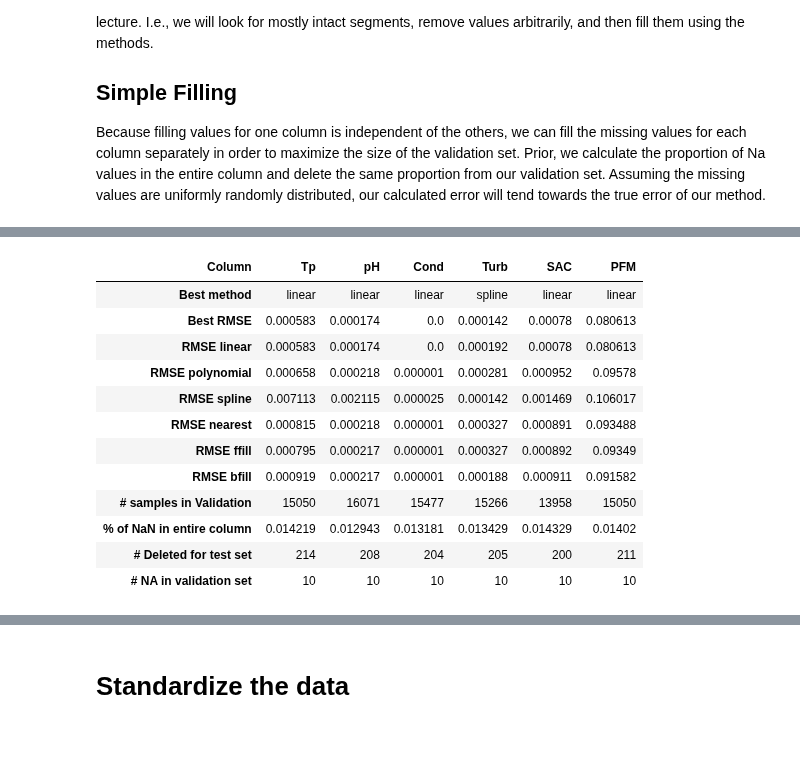
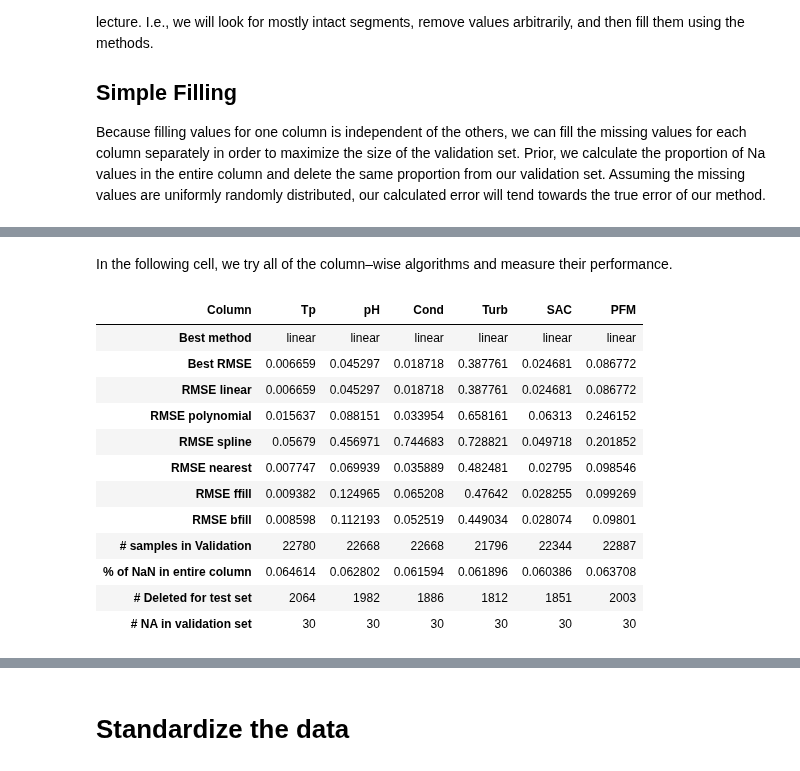
Before and after one commit to llamadeus/ai-industry, a Jupyter notebook: notebooks/explore.ipynb, the cells around one changed output, grey strips where cells are left out. Cells and saved outputs as stored; diff of their text form; code cells hidden in the pictures; blank space fills up the shorter version.

```diff
--- a/notebooks/explore.ipynb
+++ b/notebooks/explore.ipynb
@@ -185,0 +223,5 @@ for column in raw_data.drop(columns="Event").columns:
+# %%
+anomaly_distribution_std = series[:, 1].std()
+anomaly_distribution_mean = series[:, 1].mean()
+anomaly_distribution_overall_percentage = series[:, 1].sum() / len(anomaly_mask)
+print(f"Mean: {anomaly_distribution_mean}, std: {anomaly_distribution_std}, overall percentage of anomalies: {anomaly_distribution_overall_percentage}")
@@ -186,3 +234,6 @@ for column in raw_data.drop(columns="Event").columns:
+# %%
+no_anomaly_data_not_std = util.remove_anomalies(raw_data)
+no_anomaly_data = (no_anomaly_data_not_std - no_anomaly_data_not_std.mean()) / no_anomaly_data_not_std.std()
 # %% [markdown]
 # Filling missing values
 We want to try and evaluate all methods separately. We will evaluate it using the RMSE analogously to the lecture.
@@ -192,3 +244,10 @@ Because filling values for one column is independent of the others, we can fill
 Prior, we calculate the proportion of Na values in the entire column and delete the same
 proportion from our validation set.
 Assuming the missing values are uniformly randomly distributed, our calculated error will tend towards the true error of our method.
+# %%
+permitted_missing_values = 30
+bounds = {column: util.find_best_segment_in_series(no_anomaly_data[column], permitted_missing_values) for column in no_anomaly_data}
+all_columns_bounds = util.find_best_segment_in_series(no_anomaly_data, permitted_missing_values * len(no_anomaly_data.columns))
+print("Bounds when counting across all columns:", all_columns_bounds)
+print("Bounds per column: ")
+bounds
@@ -195,26 +263,23 @@ Assuming the missing values are uniformly randomly distributed, our calculated e
+# %% [markdown]
+In the following cell, we try all of the column–wise algorithms and measure their performance.
 # %%
+importlib.reload(util)
 # Initialize a list to collect statistics for each column
 stats_list = []
-permitted_missing_values = 10
 filled_data = pd.DataFrame(index=raw_data.index)
-for column in raw_data.columns:
-    if column == "Event":
-        filled_data[column] = raw_data[column]
-        continue
+for column in no_anomaly_data.columns:
+    # We multiply by 40 because otherwise, we would have very few
+    na_proportion = raw_data[column].isna().sum() / len(raw_data[column]) * 40
+    logging.debug(f"Column: {column}, NA proportion: {na_proportion}")
+
     # Find the best segment
-    segment_bounds = util.find_best_segment_in_series(raw_data[column], permitted_missing_values)
-    segment = raw_data[column].iloc[segment_bounds[0]:segment_bounds[1]]
-    nan_mask = segment.isnull()
+    segment_bounds = bounds[column]
+    segment = no_anomaly_data[column].iloc[segment_bounds[0]:segment_bounds[1]]
+    segment_mv = util.simulate_missing_values(segment, na_proportion, anomaly_distribution_mean, anomaly_distribution_std, anomaly_distribution_overall_percentage)
 
-    # Calculate statistics
-    na_proportion = raw_data[column].isna().sum() / len(segment)
     drop_count = round(len(segment) * na_proportion)
-
-    # Introduce missing values at random positions
-    np.random.seed(42)  # Seed for reproducibility
-    mv_idx = np.random.choice(np.arange(len(segment)), size=drop_count, replace=False)
-    segment_mv = segment.copy()
-    segment_mv.iloc[mv_idx] = np.nan
+    original_nans = segment.isnull()
+    added_nans = segment_mv.isnull() & ~original_nans
 
     # Define interpolation methods
     args = [
@@ -233,7 +298,7 @@ for column in raw_data.columns:
     def calc_rmse(name, fill_function):
         global min_rmse, min_fill_function, min_name
         filled = fill_function(segment_mv)
-        rmse = np.sqrt(mean_squared_error(segment[~nan_mask], filled[~nan_mask]))
+        rmse = np.sqrt(mean_squared_error(segment[added_nans], filled[added_nans]))
         # Store RMSE for this method in the stats dictionary
         rmse_methods[f'RMSE {name}'] = rmse
         if rmse < min_rmse:
@@ -245,44 +310,44 @@ for column in raw_data.columns:
         # Capture 'a' in the lambda to avoid late binding
         calc_rmse(method_name, lambda arr, a=a: arr.interpolate(**a))
     calc_rmse("ffill", lambda arr: arr.ffill())
     calc_rmse("bfill", lambda arr: arr.bfill())
 
     filled_data[column] = min_fill_function(raw_data[column])
 
     # Initialize stats dictionary for this column
     stats = {
         'Column': column,
         'Best method': min_name,
         'Best RMSE': min_rmse,
         **rmse_methods,
         '# samples in Validation': len(segment),
         '% of NaN in entire column': na_proportion,
-        '# Deleted for test set': drop_count,
+        '# Deleted for test set': added_nans.sum(),
         '# NA in validation set': segment.isna().sum()
     }
 
     stats_list.append(stats)
 
 # Create DataFrame from collected stats
 stats_df = pd.DataFrame(stats_list)
 
 # Optional: Set 'Column' as the index
 stats_df.set_index('Column', inplace=True)
 
 # Display the DataFrame
 stats_df.T
 # %% [output]
 | Column | Tp | pH | Cond | Turb | SAC | PFM |
-| Best method | linear | linear | linear | spline | linear | linear |
-| Best RMSE | 0.000583 | 0.000174 | 0.0 | 0.000142 | 0.00078 | 0.080613 |
-| RMSE linear | 0.000583 | 0.000174 | 0.0 | 0.000192 | 0.00078 | 0.080613 |
-| RMSE polynomial | 0.000658 | 0.000218 | 0.000001 | 0.000281 | 0.000952 | 0.09578 |
-| RMSE spline | 0.007113 | 0.002115 | 0.000025 | 0.000142 | 0.001469 | 0.106017 |
-| RMSE nearest | 0.000815 | 0.000218 | 0.000001 | 0.000327 | 0.000891 | 0.093488 |
-| RMSE ffill | 0.000795 | 0.000217 | 0.000001 | 0.000327 | 0.000892 | 0.09349 |
-| RMSE bfill | 0.000919 | 0.000217 | 0.000001 | 0.000188 | 0.000911 | 0.091582 |
-| # samples in Validation | 15050 | 16071 | 15477 | 15266 | 13958 | 15050 |
-| % of NaN in entire column | 0.014219 | 0.012943 | 0.013181 | 0.013429 | 0.014329 | 0.01402 |
-| # Deleted for test set | 214 | 208 | 204 | 205 | 200 | 211 |
-| # NA in validation set | 10 | 10 | 10 | 10 | 10 | 10 |
+| Best method | linear | linear | linear | linear | linear | linear |
+| Best RMSE | 0.006659 | 0.045297 | 0.018718 | 0.387761 | 0.024681 | 0.086772 |
+| RMSE linear | 0.006659 | 0.045297 | 0.018718 | 0.387761 | 0.024681 | 0.086772 |
+| RMSE polynomial | 0.015637 | 0.088151 | 0.033954 | 0.658161 | 0.06313 | 0.246152 |
+| RMSE spline | 0.05679 | 0.456971 | 0.744683 | 0.728821 | 0.049718 | 0.201852 |
+| RMSE nearest | 0.007747 | 0.069939 | 0.035889 | 0.482481 | 0.02795 | 0.098546 |
+| RMSE ffill | 0.009382 | 0.124965 | 0.065208 | 0.47642 | 0.028255 | 0.099269 |
+| RMSE bfill | 0.008598 | 0.112193 | 0.052519 | 0.449034 | 0.028074 | 0.09801 |
+| # samples in Validation | 22780 | 22668 | 22668 | 21796 | 22344 | 22887 |
+| % of NaN in entire column | 0.064614 | 0.062802 | 0.061594 | 0.061896 | 0.060386 | 0.063708 |
+| # Deleted for test set | 2064 | 1982 | 1886 | 1812 | 1851 | 2003 |
+| # NA in validation set | 30 | 30 | 30 | 30 | 30 | 30 |
 # %% [markdown]
```
Also changed, not shown: parts of 18 cells of this notebook, 1 other file.
